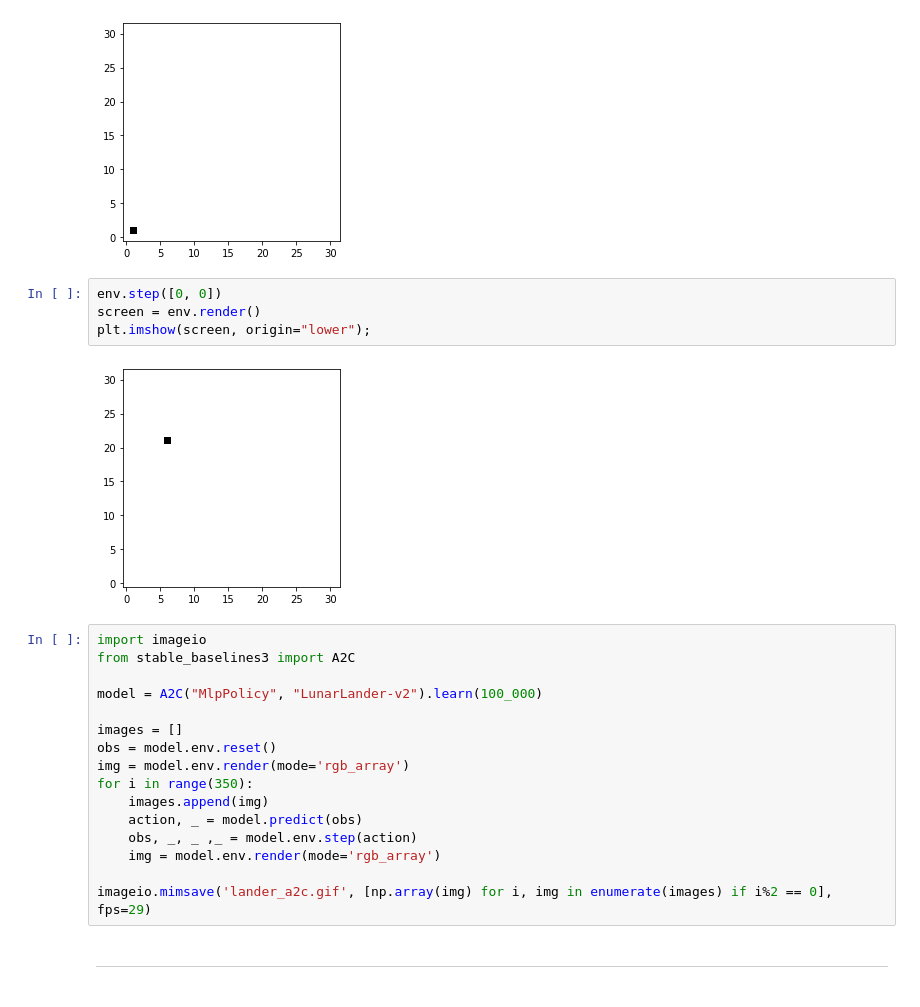
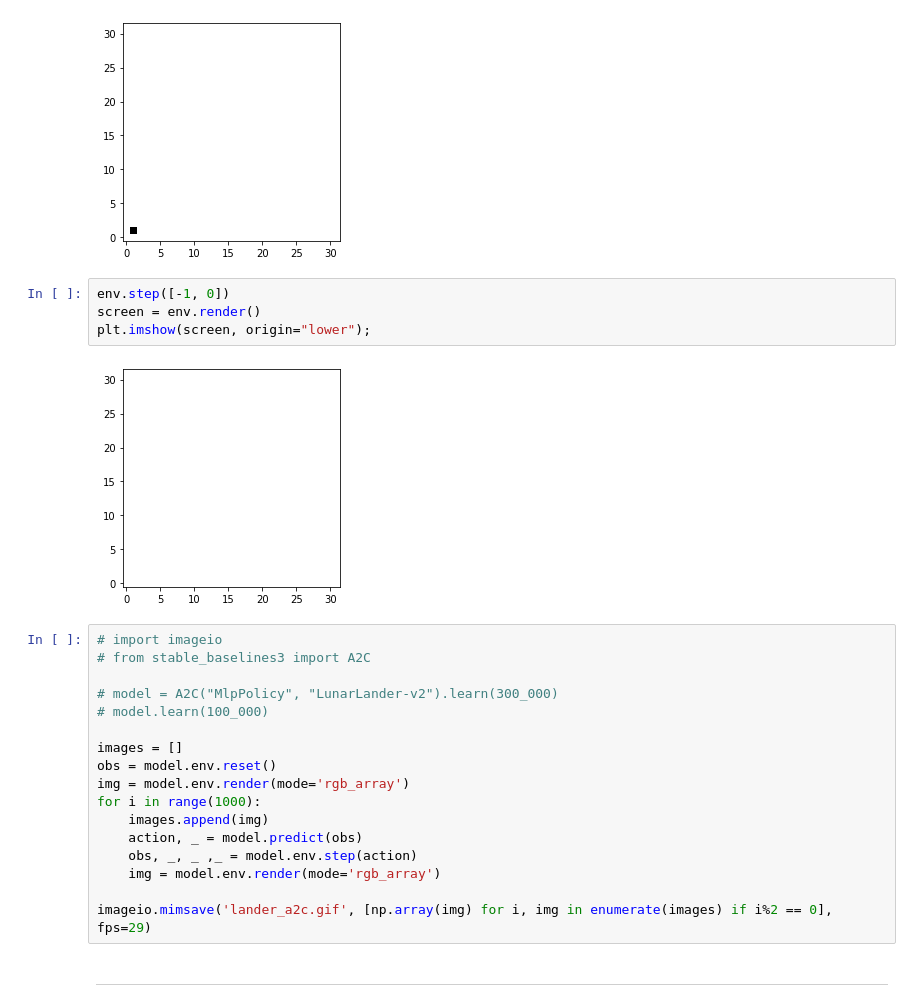
Before and after one commit to lcdbezerra/phyrl, a Jupyter notebook: simple_physics1/Test.ipynb, the cells around one changed output. Drawn from its saved outputs; the diff is of its cells as text.

```diff
--- a/simple_physics1/Test.ipynb
+++ b/simple_physics1/Test.ipynb
@@ -34,21 +34,22 @@ plt.imshow(screen, origin="lower");
 # %% [output]
 [figure]
 # %%
-env.step([0, 0])
+env.step([-1, 0])
 screen = env.render()
 plt.imshow(screen, origin="lower");
 # %% [output]
-[figure, old version]
+[figure, new version]
 # %%
-import imageio
-from stable_baselines3 import A2C
+# import imageio
+# from stable_baselines3 import A2C
 
-model = A2C("MlpPolicy", "LunarLander-v2").learn(100_000)
+# model = A2C("MlpPolicy", "LunarLander-v2").learn(300_000)
+# model.learn(100_000)
 
 images = []
 obs = model.env.reset()
 img = model.env.render(mode='rgb_array')
-for i in range(350):
+for i in range(1000):
     images.append(img)
     action, _ = model.predict(obs)
     obs, _, _ ,_ = model.env.step(action)
```
Also changed, not shown: 10 other files.
